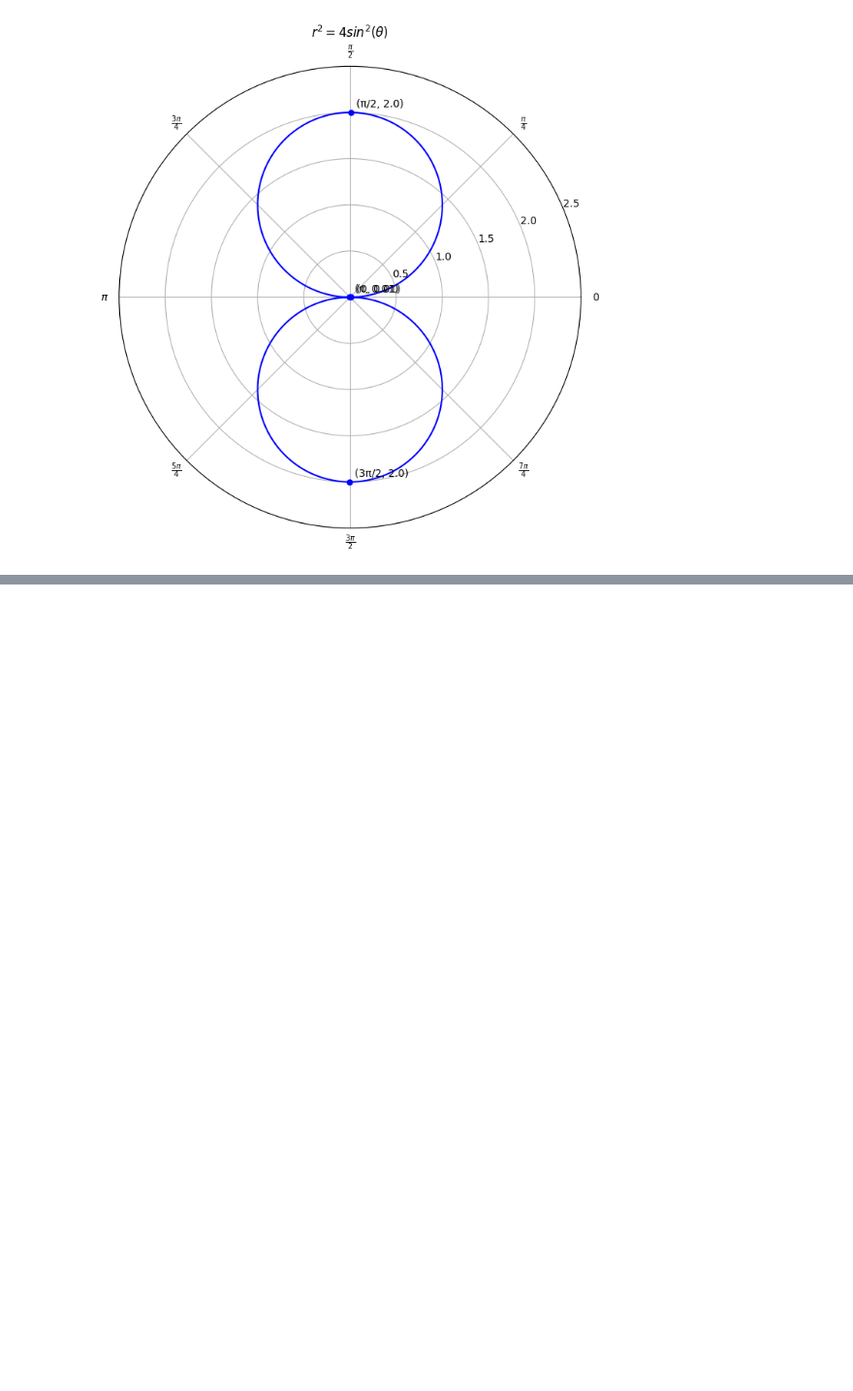
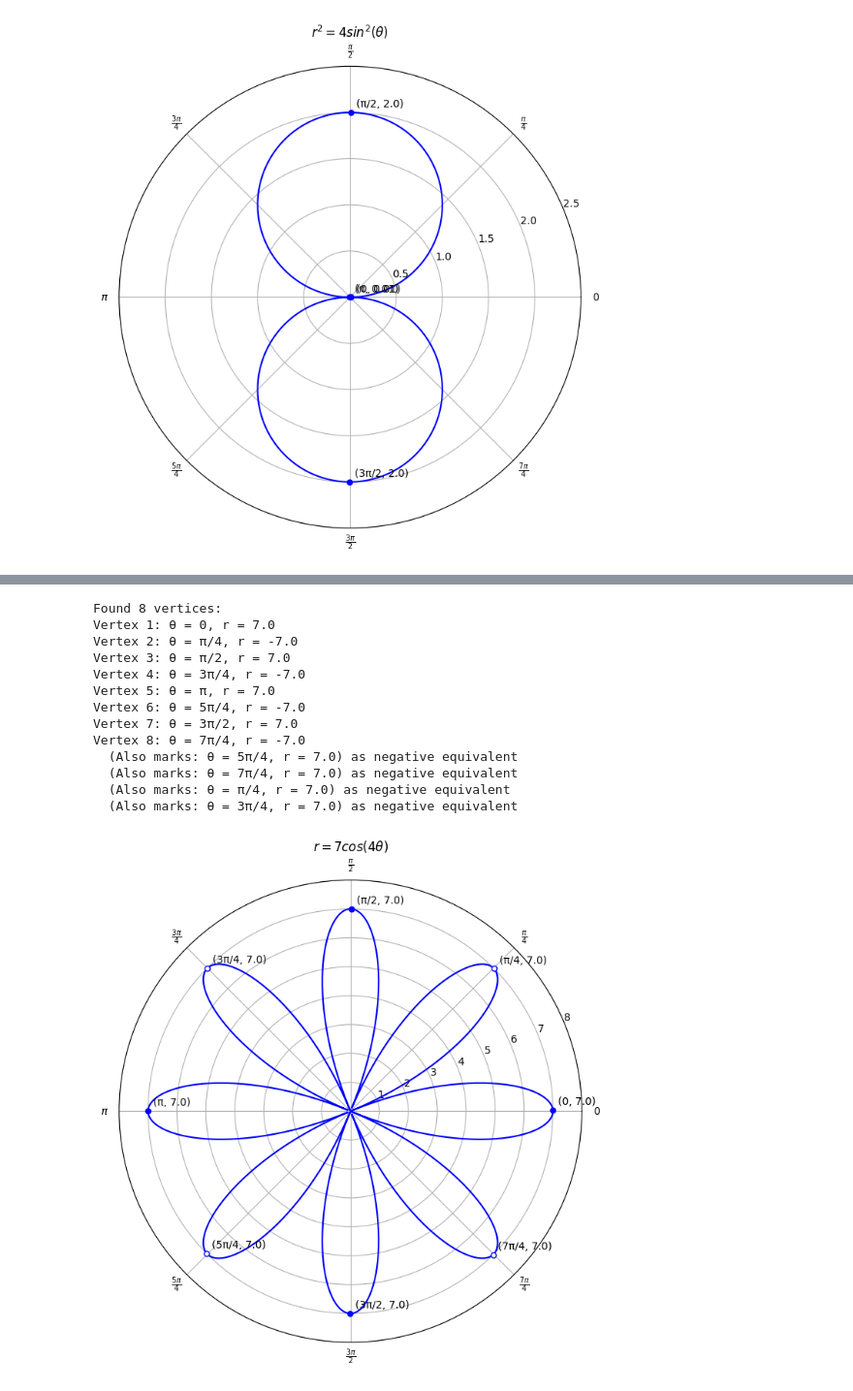
Before and after one commit to seanjiangsh/math-practice, a Jupyter notebook: pre-calculus/pre-calculus.ipynb, the cells around one changed output, grey strips where cells are left out. Shown at 97% size. Cells and saved outputs as stored; diff of their text form; code cells hidden in the pictures; blank space fills up the shorter version.

```diff
--- a/pre-calculus/pre-calculus.ipynb
+++ b/pre-calculus/pre-calculus.ipynb
@@ -255,0 +317,23 @@ Vertex 4: θ = 3π/2, r = 2.0
+# %%
+# r = 7 * cos(4θ)
+title = "$r = 7cos(4\\theta)$"
+equation = lambda theta: 7 * np.cos(4 * theta)
+limits = (0, 8)
+
+# Create the polar plot
+plot_polar_equation(title, equation, limits=limits, handle_negative_r=True)
+# %% [output]
+Found 8 vertices:
+Vertex 1: θ = 0, r = 7.0
+Vertex 2: θ = π/4, r = -7.0
+Vertex 3: θ = π/2, r = 7.0
+Vertex 4: θ = 3π/4, r = -7.0
+Vertex 5: θ = π, r = 7.0
+Vertex 6: θ = 5π/4, r = -7.0
+Vertex 7: θ = 3π/2, r = 7.0
+Vertex 8: θ = 7π/4, r = -7.0
+  (Also marks: θ = 5π/4, r = 7.0) as negative equivalent
+  (Also marks: θ = 7π/4, r = 7.0) as negative equivalent
+  (Also marks: θ = π/4, r = 7.0) as negative equivalent
+  (Also marks: θ = 3π/4, r = 7.0) as negative equivalent
+[figure, added]
```
Also changed, not shown: parts of 15 cells of this notebook, 1 other file.
